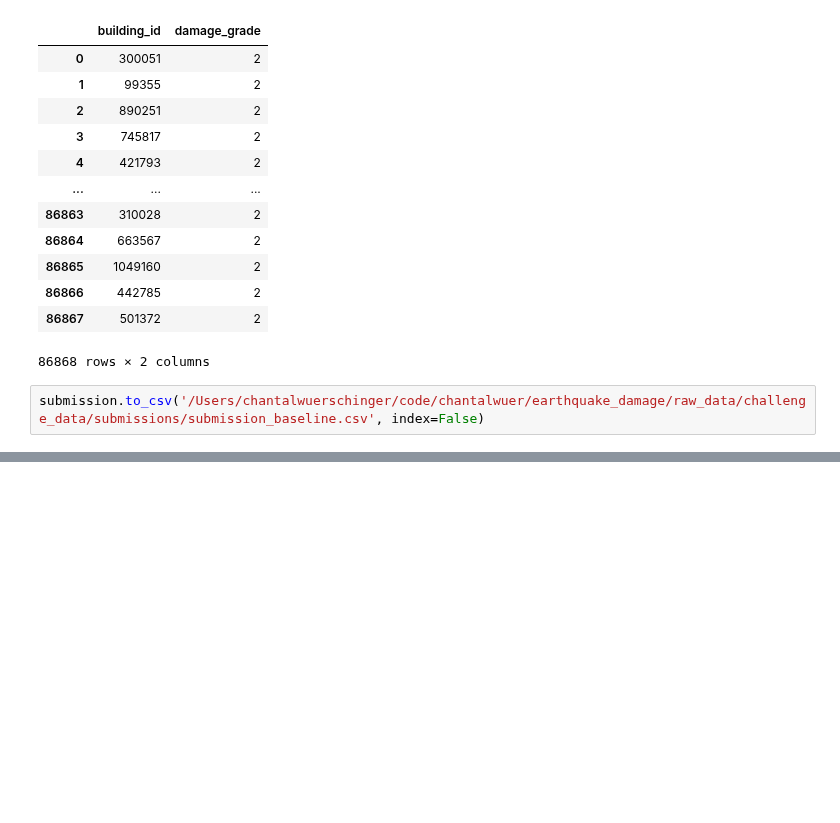
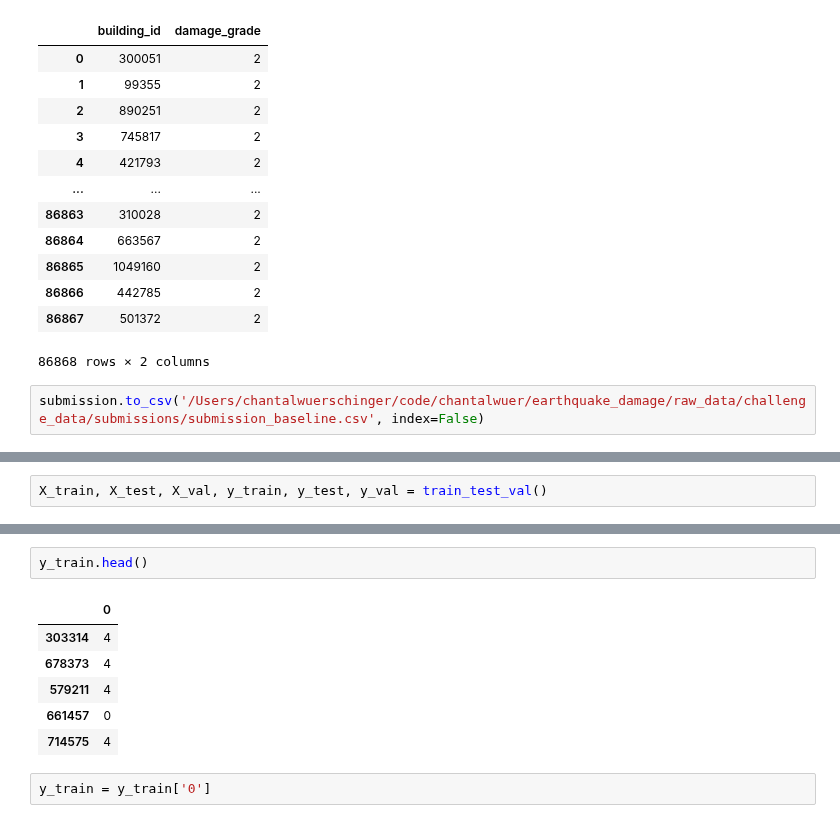
Before and after one commit to chantalwuer/earthquake_damage, a Jupyter notebook: notebooks/CW_Baseline_Model_Workflow.ipynb, the cells around one changed output, grey strips where cells are left out. Cells and saved outputs as stored; diff of their text form; blank space fills up the shorter version.

```diff
--- a/notebooks/CW_Baseline_Model_Workflow.ipynb
+++ b/notebooks/CW_Baseline_Model_Workflow.ipynb
@@ -271,0 +310,2 @@ submission.to_csv('/Users/chantalwuerschinger/code/chantalwuer/earthquake_damage
+# %%
+X_train, X_test, X_val, y_train, y_test, y_val = train_test_val()
@@ -271,0 +328,11 @@ submission.to_csv('/Users/chantalwuerschinger/code/chantalwuer/earthquake_damage
+# %%
+y_train.head()
+# %% [output]
+|  | 0 |
+| 303314 | 4 |
+| 678373 | 4 |
+| 579211 | 4 |
+| 661457 | 0 |
+| 714575 | 4 |
+# %%
+y_train = y_train['0']
```
Also changed, not shown: parts of 14 cells of this notebook.
